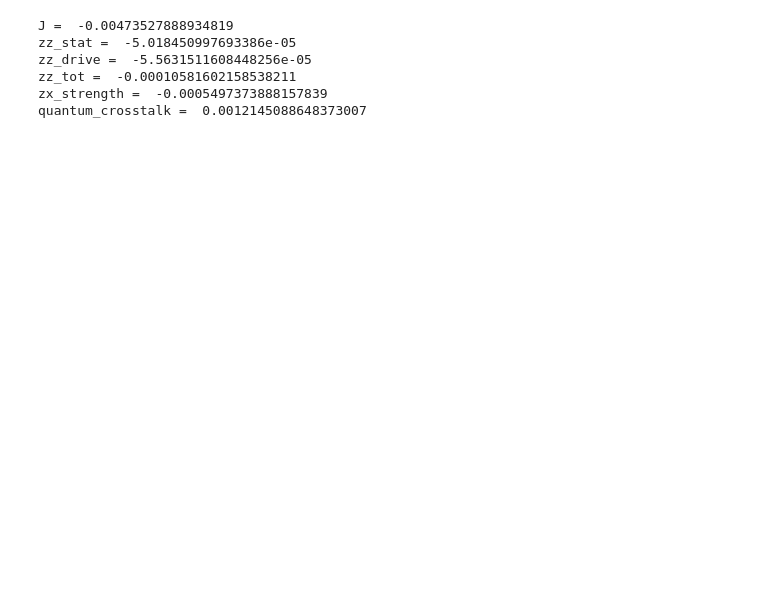
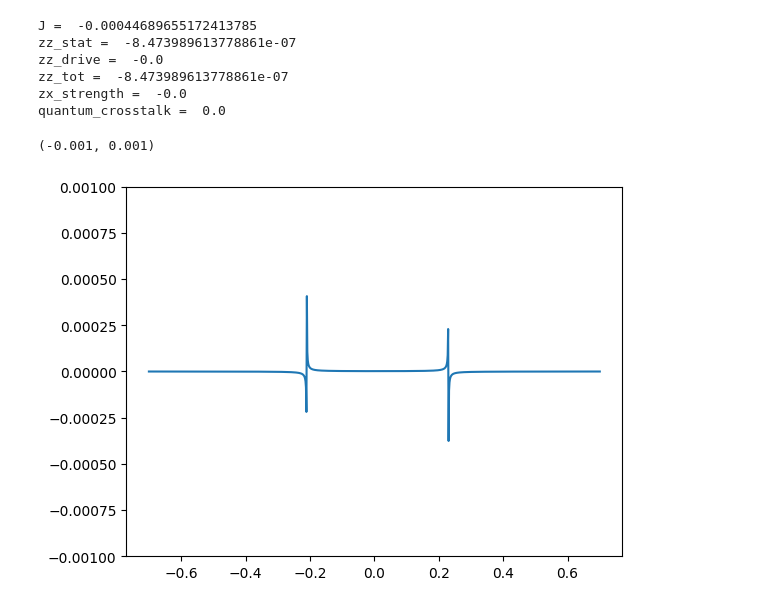
Before and after one commit to rmoretti9/QDAST, a Jupyter notebook: modeling/gates/cross_resonance_strength.ipynb, the cells around one changed output. Cells and saved outputs as stored; diff of their text form; code cells hidden in the pictures; blank space fills up the shorter version.

```diff
--- a/modeling/gates/cross_resonance_strength.ipynb
+++ b/modeling/gates/cross_resonance_strength.ipynb
@@ -33,16 +33,17 @@ def ix_strength(J, anharm1, w1, w2, drive_strength):
     IX = -J*drive_strength/(delta_w1w2 + anharm1) + delta_w1w2*anharm1*J*drive_strength**3 / (delta_w1w2+anharm1)**3 / (2*delta_w1w2 + anharm1) / (2*delta_w1w2 + 3*anharm1)
     return IX
 # %%
-g1 = 0.10
-g2 = 0.10
-anharm1 = -0.220
-anharm2 = -0.250
-w1 = 5.609
-w2 = 5.109
-wr = 7.5
-drive_strength = 0.07
+g1 = 0.03
+g2 = 0.04
+anharm1 = -0.23
+anharm2 = -0.21
+w1 = 4.5
+w2 = 4.1
+wr = 7
+drive_strength = 0.0
 J = compute_J(g1, g2, w1, w2, wr)
-zz_stat, zz_drive = zz_strength(J, anharm1, anharm2, w1, w2, drive_strength)
+D = w1 - w2
+zz_stat, zz_drive = zz_strength(J, anharm1, anharm2, D, drive_strength)
 zz_tot = zz_stat + zz_drive
 zx_str = zx_strength(J, anharm1, w1, w2, drive_strength)
 quantum_crosstalk = ix_strength(J, anharm1, w1, w2, drive_strength)
@@ -54,16 +55,21 @@ print("zz_tot = ", zz_tot)
 print("zx_strength = ", zx_str)
 print("quantum_crosstalk = ", quantum_crosstalk)
 # %% [output]
-J =  -0.00473527888934819
-zz_stat =  -5.018450997693386e-05
-zz_drive =  -5.5631511608448256e-05
-zz_tot =  -0.00010581602158538211
-zx_strength =  -0.0005497373888157839
-quantum_crosstalk =  0.0012145088648373007
+J =  -0.00044689655172413785
+zz_stat =  -8.473989613778861e-07
+zz_drive =  -0.0
+zz_tot =  -8.473989613778861e-07
+zx_strength =  -0.0
+quantum_crosstalk =  0.0
 # %%
 Delta = np.linspace(-0.7,0.7, 1000)
-zz_stat, zz_drive = zz_strength(J, anharm1, anharm2, w1, w1 + Delta, drive_strength)
+zz_stat, zz_drive = zz_strength(J, anharm1, anharm2, Delta, drive_strength)
 zx = zx_strength(J, anharm1, w1, w1 + Delta, drive_strength)
+plt.plot(Delta, zz_stat)
+plt.ylim([-1e-3, 1e-3])
+# %% [output]
+(-0.001, 0.001)
+[figure, added]
 # %%
 plt.plot(Delta, zz_stat)
 plt.ylim([-1e-3, 1e-3])
```
Also changed, not shown: parts of 4 cells of this notebook, 9 other files.
